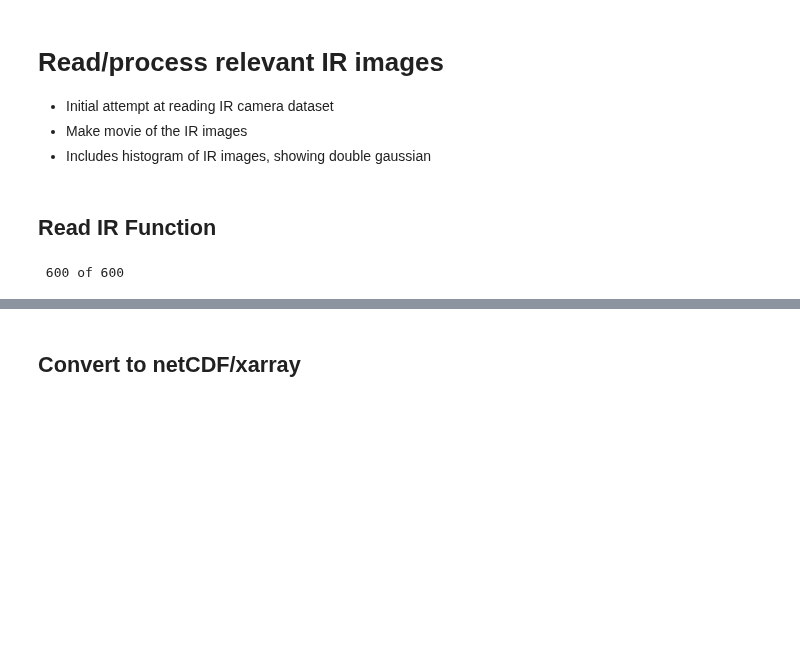
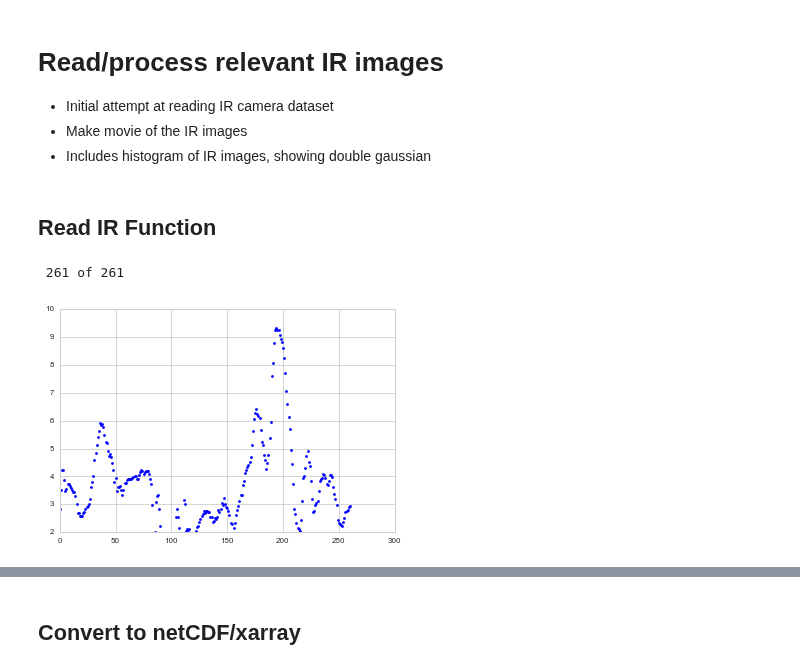
Before and after one commit to klapo/TurbulenceFeedbacks, a Jupyter notebook: TF.SNQ.IR_Flights_Movie.ipynb, the cells around one changed output, grey strips where cells are left out. Cells and saved outputs as stored; diff of their text form; code cells hidden in the pictures; blank space fills up the shorter version.

```diff
--- a/TF.SNQ.IR_Flights_Movie.ipynb
+++ b/TF.SNQ.IR_Flights_Movie.ipynb
@@ -37,7 +37,7 @@ dirData = dirPre + 'SnowHydrology/proj/TurbulenceFeedbacks/data/SNQ/IR_Snoqualmi
 
 # --------------------------------------------------------------------------------------------
 # Global formatting
-sns.set_context('talk')
+sns.set_context('paper')
 sns.set_style('whitegrid')
 # must insert this statement to render the plots within the notebook
 %matplotlib inline
@@ -108,7 +108,7 @@ params = np.array([1904, 1904, 16, 640, 480])
 #
 
 # fIndex = np.arange(0, 2000, 5)
-fIndex = np.arange(3500, 6500, 5)
+fIndex = np.arange(3890, 6500, 10)
 fIndex = np.atleast_1d(fIndex)
 infoOnlyFlag = False
 
@@ -188,11 +188,12 @@ info['nFrames'] = numFrames
 # that handles it.
 binDataOut = np.zeros([info['height'], info['width'], info['nFrames']])
 imageSize = info['width'] * info['height']
+nandex = []
 
 for j in np.arange(0, numFrames):
     # Update progress
     if numFrames > 1:
-        print("\r", '%d of %d' % (j+1, numFrames), end="")
+        print("\r", '%d of %d' % (j + 1, numFrames), end="")
 
     # Discover next position in binary file
     seekBitLoc = (info['width'] * info['height'] * (info['bit'] / 8) + info['obit'] / 8) \
@@ -208,10 +209,26 @@ for j in np.arange(0, numFrames):
         data = np.empty(numBinaryItems)
         for binIndex in np.arange(numBinaryItems):
             data[binIndex] = binaryReader.read('uint16')
-        binDataOut[:, :, j] = data.reshape(info['height'], info['width'])
+        if np.std(data.flatten()/ 250 + 194) < 2:
+            nandex = np.append(nandex, j)
+            binDataOut[:, :, j] = data.reshape(info['height'], info['width']) * np.nan
+        else:
+            binDataOut[:, :, j] = data.reshape(info['height'], info['width'])
 
     except BinaryReaderEOFException:
         # One of our attempts to read a field went beyond the end of the file.
         print("Error: File seems to be corrupted.")
 # %% [output]
- 600 of 600
+ 261 of 261
+# %%
+for j in np.arange(numFrames):
+    temp = binDataOut[:, :, j]
+    if np.std(temp.flatten()/ 250 + 194) < 2:
+        binDataOut[:, :, j] = np.ones((info['height'], info['width'])) * np.nan
+    else:
+        continue
+# %%
+for j in np.arange(numFrames):
+    plt.plot(j, np.std(binDataOut[:, :, j].flatten() / 250 + 194),'b.')
+# %% [output]
+[figure, added]
```
Also changed, not shown: parts of 8 cells of this notebook, 1 other file.
